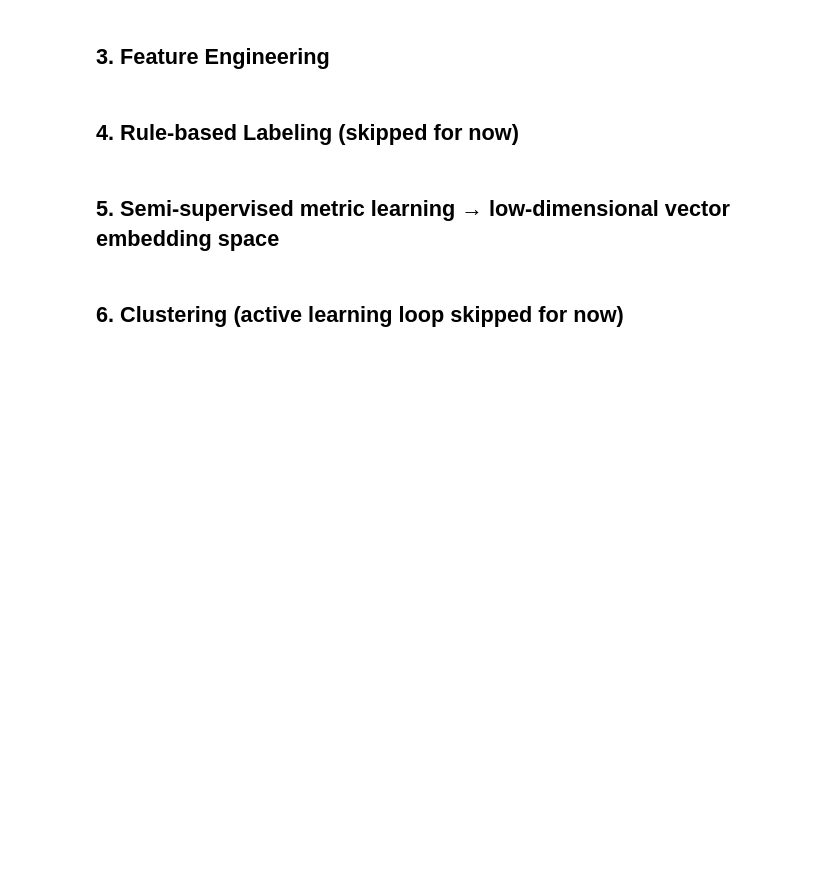
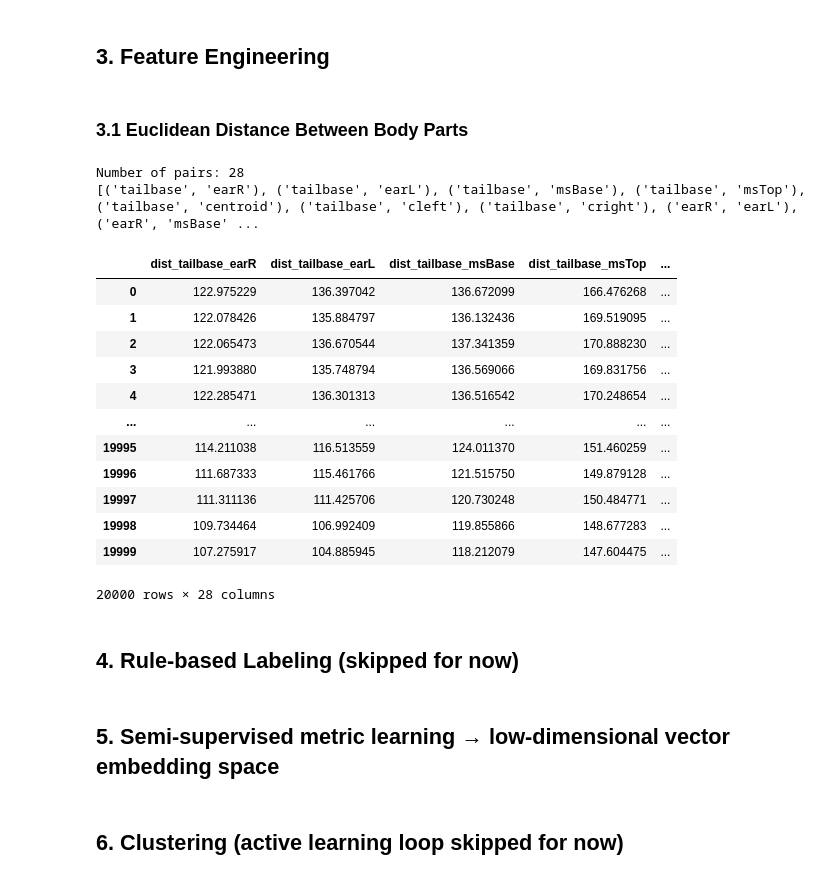
Before and after one commit to NingyueZhou/BehavClass, a Jupyter notebook: code/classification.ipynb, the cells around one changed output. Drawn from its saved outputs; the diff is of its cells as text; code cells hidden in the pictures; blank space fills up the shorter version.

Commit message:
distance features

```diff
--- a/code/classification.ipynb
+++ b/code/classification.ipynb
@@ -235,2 +256,20 @@ Filtered DataFrame's shape with labels:
 # %% [markdown]
 ## 3. Feature Engineering
+# %%
+# Extract x and y coordinates
+pose_xy = {}
+for part in BODY_PARTS:
+    x_col = f"{part}_x"
+    y_col = f"{part}_y"
+    pose_xy[part] = filt_df_pose[[x_col, y_col]].values  # shape: (n_frames, 2)
+# %% [markdown]
+### 3.1 Euclidean Distance Between Body Parts
+# %%
+def compute_pairwise_distances(pose_xy, pairs):
+    dist_feats = {}
+    for (a, b) in pairs:
+        pa = pose_xy[a]
+        pb = pose_xy[b]
+        dist = np.linalg.norm(pa - pb, axis=1)
+        dist_feats[f"dist_{a}_{b}"] = dist
+    return pd.DataFrame(dist_feats)
@@ -237,3 +279,29 @@ Filtered DataFrame's shape with labels:
+# %%
+# All unique pairs
+pairs = list(combinations(BODY_PARTS, 2))
+
+print("Number of pairs:", len(pairs))
+print(pairs)
+# %% [output]
+Number of pairs: 28
+[('tailbase', 'earR'), ('tailbase', 'earL'), ('tailbase', 'msBase'), ('tailbase', 'msTop'), ('tailbase', 'centroid'), ('tailbase', 'cleft'), ('tailbase', 'cright'), ('earR', 'earL'), ('earR', 'msBase' ...
+# %%
+df_distances = compute_pairwise_distances(pose_xy, pairs)
+df_distances
+# %% [output]
+|  | dist_tailbase_earR | dist_tailbase_earL | dist_tailbase_msBase | dist_tailbase_msTop | ... |
+| 0 | 122.975229 | 136.397042 | 136.672099 | 166.476268 | ... |
+| 1 | 122.078426 | 135.884797 | 136.132436 | 169.519095 | ... |
+| 2 | 122.065473 | 136.670544 | 137.341359 | 170.888230 | ... |
+| 3 | 121.993880 | 135.748794 | 136.569066 | 169.831756 | ... |
+| 4 | 122.285471 | 136.301313 | 136.516542 | 170.248654 | ... |
+| ... | ... | ... | ... | ... | ... |
+| 19995 | 114.211038 | 116.513559 | 124.011370 | 151.460259 | ... |
+| 19996 | 111.687333 | 115.461766 | 121.515750 | 149.879128 | ... |
+| 19997 | 111.311136 | 111.425706 | 120.730248 | 150.484771 | ... |
+| 19998 | 109.734464 | 106.992409 | 119.855866 | 148.677283 | ... |
+| 19999 | 107.275917 | 104.885945 | 118.212079 | 147.604475 | ... |
+20000 rows × 28 columns
 # %% [markdown]
 ## 4. Rule-based Labeling (skipped for now)
 # %% [markdown]
```
Also changed, not shown: parts of 3 cells of this notebook.
